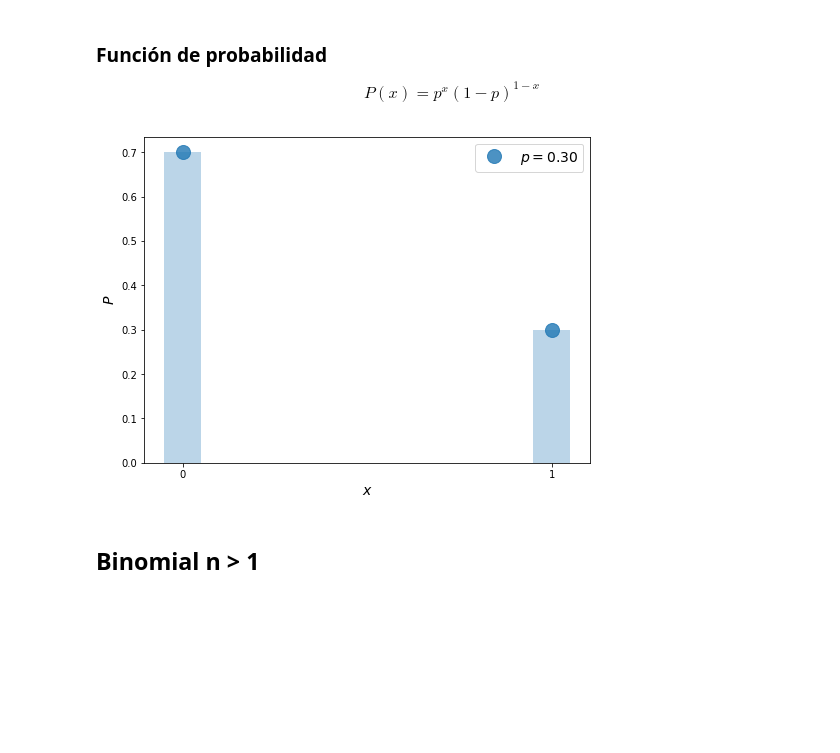
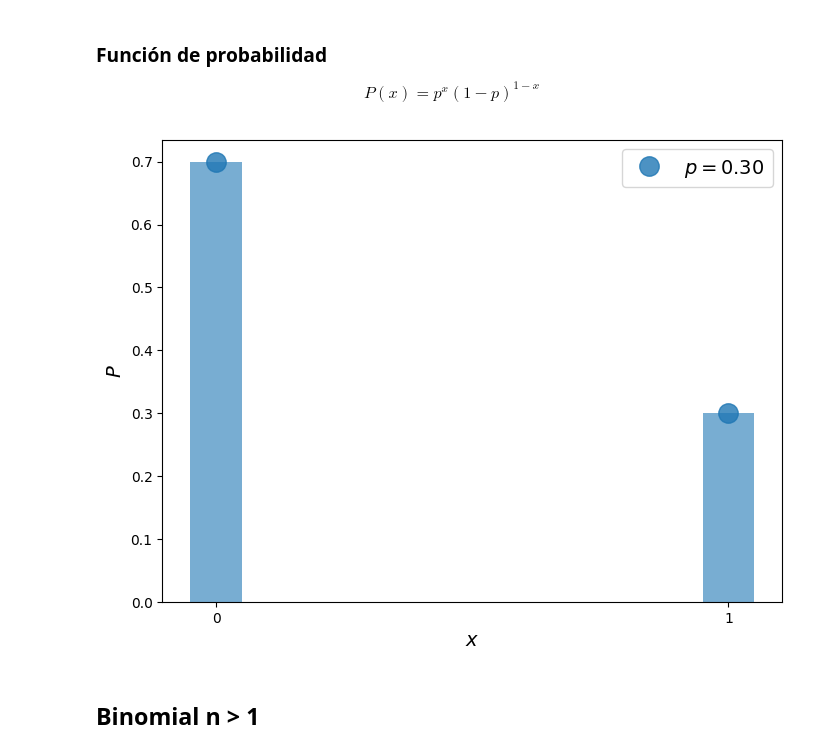
Before and after one commit to AnIsAsPe/Estadistica_y_Probabilidad_para-CD-, a Jupyter notebook: PrincipiosDeProbabilidad/Semana3/Notebooks/Bernoulli,_binomial,_poisson__.ipynb, the cells around one changed output. Saved outputs shown, nothing was run; the diff lists cells and outputs as text; code cells hidden in the pictures; blank space fills up the shorter version.

```diff
--- a/PrincipiosDeProbabilidad/Semana3/Notebooks/Bernoulli,_binomial,_poisson__.ipynb
+++ b/PrincipiosDeProbabilidad/Semana3/Notebooks/Bernoulli,_binomial,_poisson__.ipynb
@@ -45,29 +45,29 @@ $$P(x)=p^{x}(1-p)^{1-x}$$
 # %%
 bernoulli_pmf = lambda x,  p:  p**x * (1-p)**(1-x)
 xs = np.array([0,1])
 p = 0.3
 fig, ax = plt.subplots(figsize=(8, 6))
 
 
 ax.plot(xs, bernoulli_pmf(xs,  p),
             label='$p={:.2f}$'.format( p),
             marker='o', alpha=0.8,
             linestyle = 'none',
             markersize = 14)
 
 ax.bar(xs, bernoulli_pmf(xs,  p),
             width=.1,
-            alpha=0.3)
+            alpha=0.6)
 
 ax.set_xlabel('$x$', fontsize=14)
 ax.set_ylabel('$P$', fontsize=14)
 
 plt.xticks([0,1])
 ax.legend(fontsize=14)
 
 plt.show()
 # %% [output]
-[figure, old version]
+[figure, new version]
 # %% [markdown]
 ## Binomial n > 1
 # %%
```
Also changed, not shown: parts of 8 cells of this notebook.
